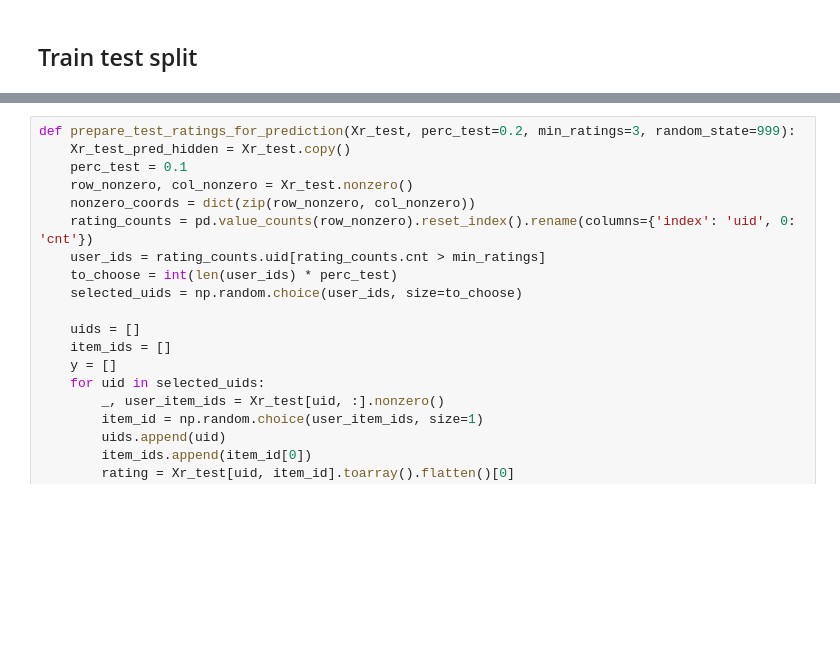
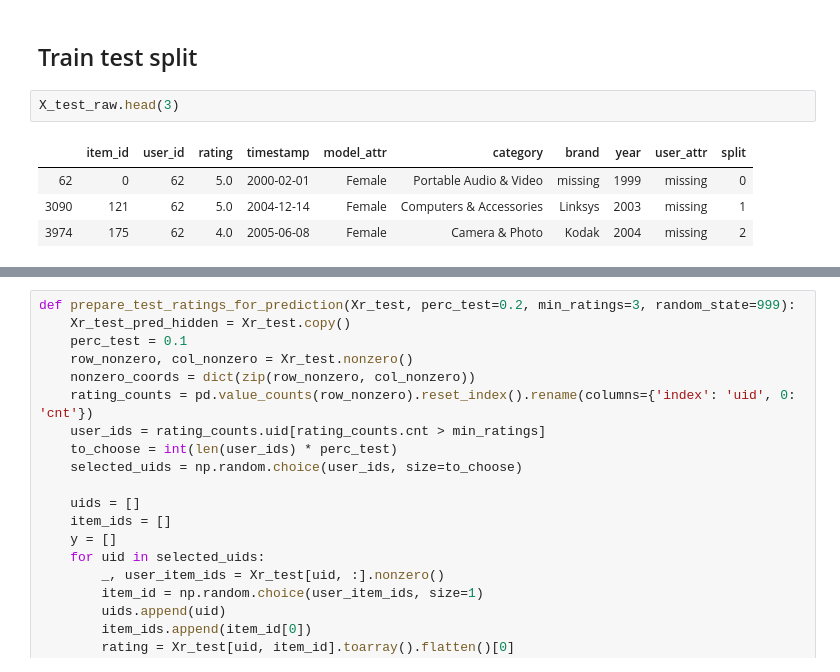
Before and after one commit to maddataanalyst/deepautorec_paper, a Jupyter notebook: notebooks/recommendation_engine_test.ipynb, the cells around one changed output, grey strips where cells are left out. Drawn from its saved outputs; the diff is of its cells as text; blank space fills up the shorter version.

```diff
--- a/notebooks/recommendation_engine_test.ipynb
+++ b/notebooks/recommendation_engine_test.ipynb
@@ -129,3 +115,10 @@ done
 # Modelling phase
 # %% [markdown]
 ## Train test split
+# %%
+X_test_raw.head(3)
+# %% [output]
+|  | item_id | user_id | rating | timestamp | model_attr | category | brand | year | user_attr | split |
+| 62 | 0 | 62 | 5.0 | 2000-02-01 | Female | Portable Audio & Video | missing | 1999 | missing | 0 |
+| 3090 | 121 | 62 | 5.0 | 2004-12-14 | Female | Computers & Accessories | Linksys | 2003 | missing | 1 |
+| 3974 | 175 | 62 | 4.0 | 2005-06-08 | Female | Camera & Photo | Kodak | 2004 | missing | 2 |
```
Also changed, not shown: parts of 20 cells of this notebook.
